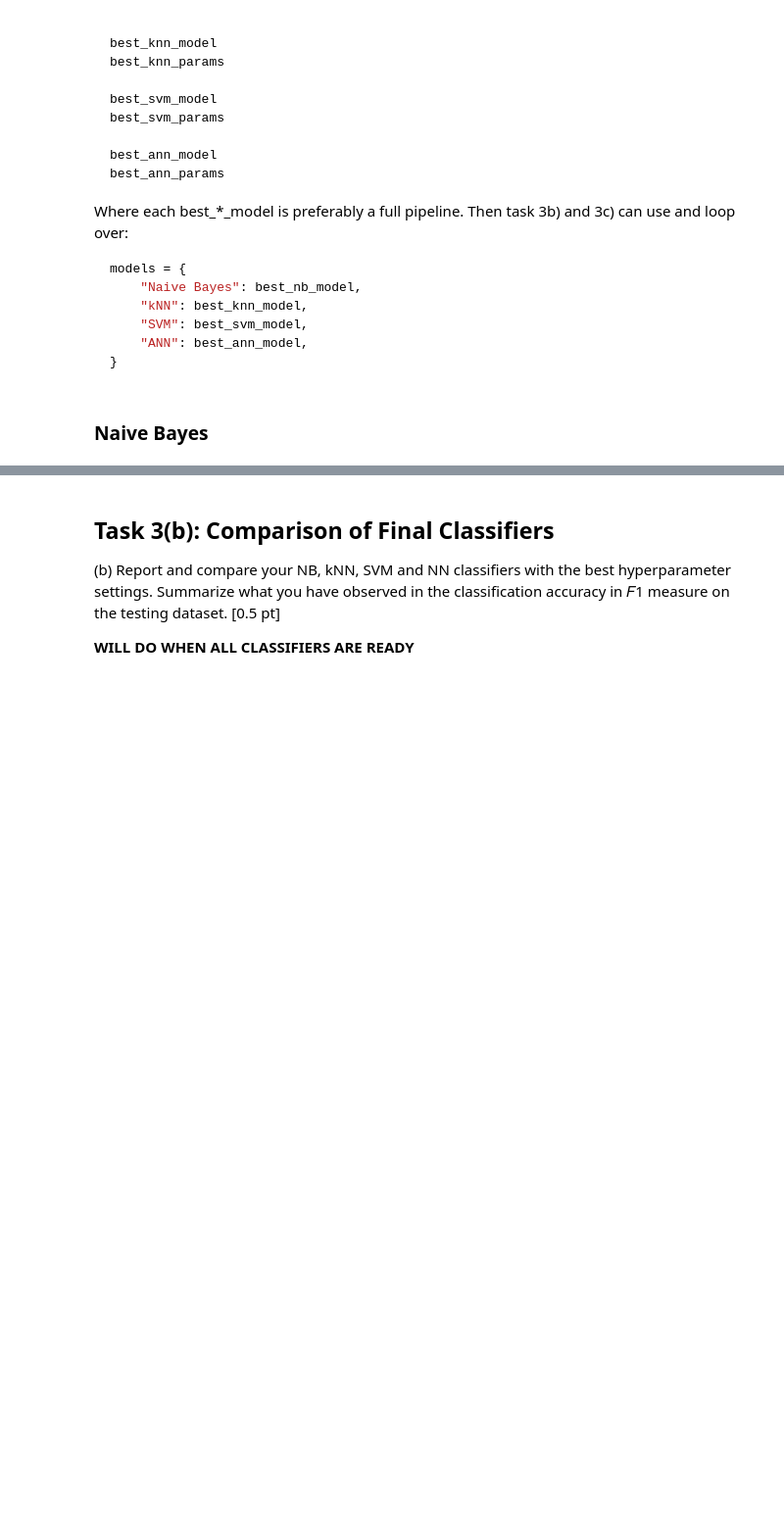
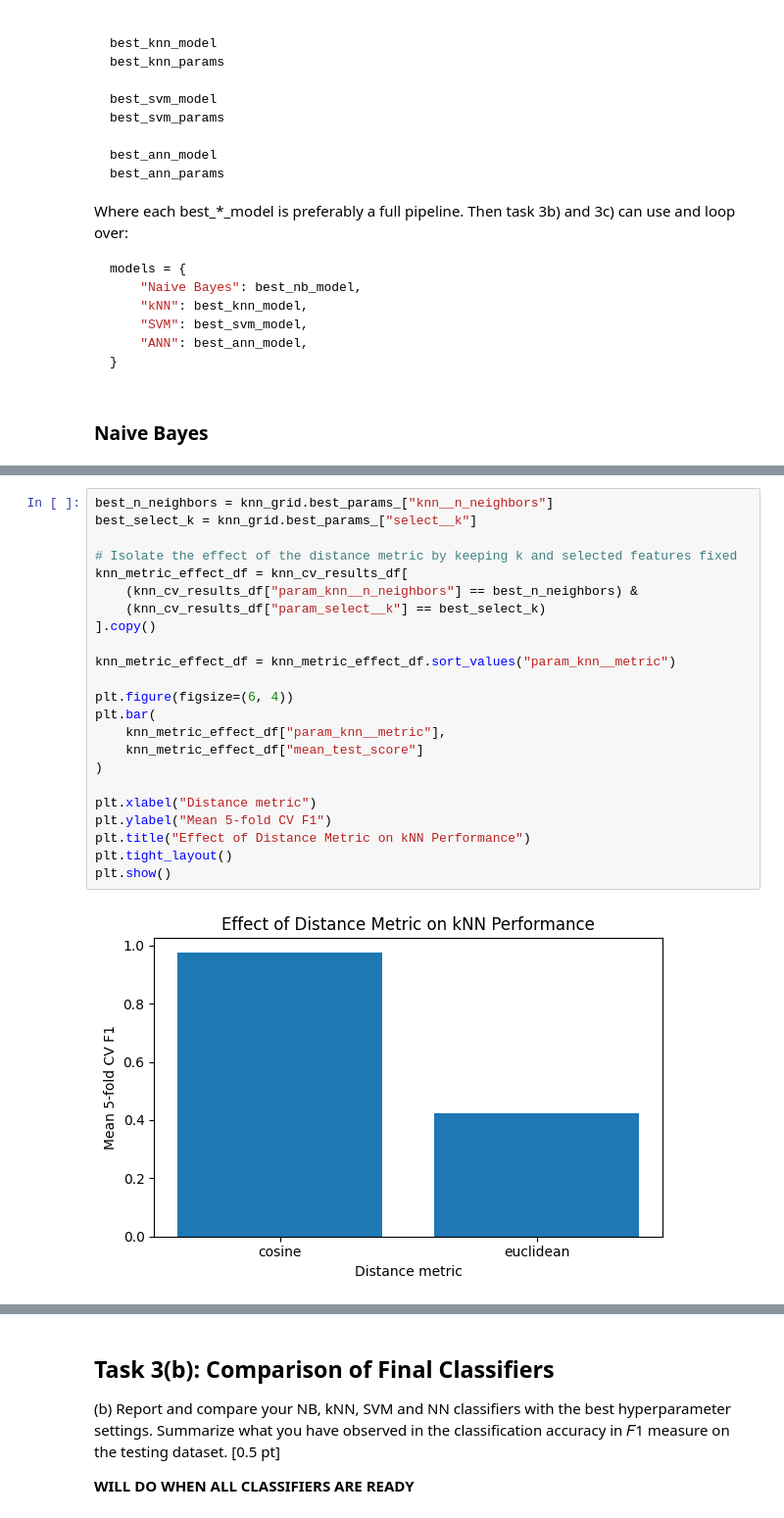
Before and after one commit to WilliamTayNZ/cs361-assignment-3, a Jupyter notebook: A3_Group_27.ipynb, the cells around one changed output, grey strips where cells are left out. Shown at 98% size. Saved outputs shown, nothing was run; the diff lists cells and outputs as text; blank space fills up the shorter version.

```diff
--- a/A3_Group_27.ipynb
+++ b/A3_Group_27.ipynb
@@ -463,0 +712,25 @@ However, the validation scores were close across several settings, so this impro
+# %%
+best_n_neighbors = knn_grid.best_params_["knn__n_neighbors"]
+best_select_k = knn_grid.best_params_["select__k"]
+
+# Isolate the effect of the distance metric by keeping k and selected features fixed
+knn_metric_effect_df = knn_cv_results_df[
+    (knn_cv_results_df["param_knn__n_neighbors"] == best_n_neighbors) &
+    (knn_cv_results_df["param_select__k"] == best_select_k)
+].copy()
+
+knn_metric_effect_df = knn_metric_effect_df.sort_values("param_knn__metric")
+
+plt.figure(figsize=(6, 4))
+plt.bar(
+    knn_metric_effect_df["param_knn__metric"],
+    knn_metric_effect_df["mean_test_score"]
+)
+
+plt.xlabel("Distance metric")
+plt.ylabel("Mean 5-fold CV F1")
+plt.title("Effect of Distance Metric on kNN Performance")
+plt.tight_layout()
+plt.show()
+# %% [output]
+[figure, added]
```
Also changed, not shown: parts of 29 cells of this notebook.
